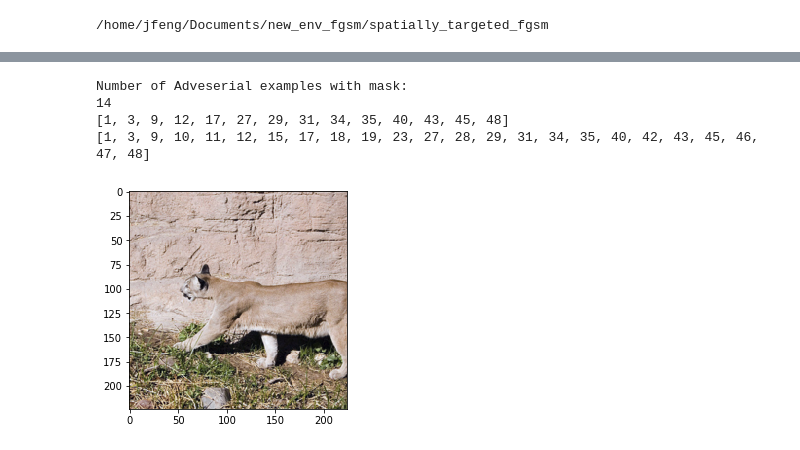
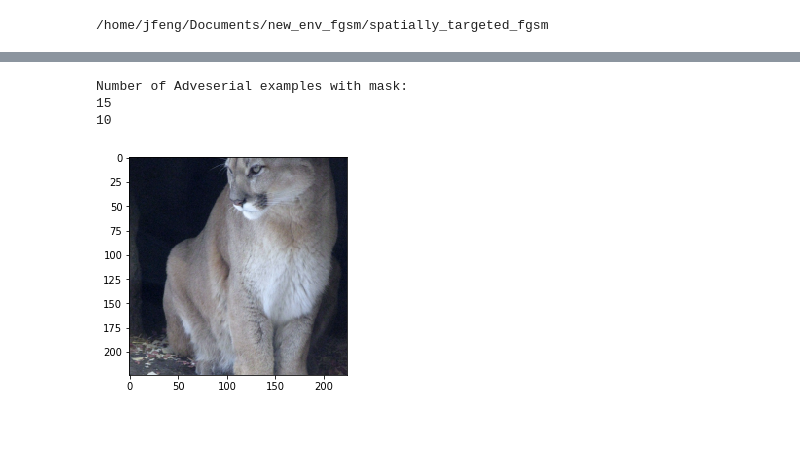
Before and after one commit to jeffreyfeng99/saliency_fgsm, a Jupyter notebook: notebooks/FGSM.ipynb, the cells around one changed output, grey strips where cells are left out. Saved outputs shown, nothing was run; the diff lists cells and outputs as text; code cells hidden in the pictures.

```diff
--- a/notebooks/FGSM.ipynb
+++ b/notebooks/FGSM.ipynb
@@ -42,18 +43,21 @@ os.environ['CUDA_VISIBLE_DEVICES'] = '0'
 # !{sys.executable} -m pip install --upgrade torchvision
 # %%
 model_name = 'resnet50'
-method_name = 'guided_backprop'
+method_name = 'smooth_grad'
 threshold = .5
-image_class = 286 #cougar
+torch.multiprocessing.set_sharing_strategy('file_system')
 
-
-# inception_v1 = inception.KitModel('/home/jfeng/Documents/new_env_fgsm/spatially_targeted_fgsm/inception/pytorch_inception_v1.npy')
+############## USE THIS ONE
+# inception_v1 = googlenet.GoogleNet()
+# inception_v1.load_state_dict(torch.load('/home/jfeng/Documents/new_env_fgsm/spatially_targeted_fgsm/weights/googlenet.pth'))
 # device = 'cuda' if torch.cuda.is_available() else 'cpu'
-# inception_v1 = inception_v1.cuda()
+# inception_v1 = inception_v.cuda()
 # if device == 'cuda':
-#     inception_v1 = torch.nn.DataParallel(inception_v1)
+#     inception_v1 = torch.nn.DataParallel(inception_v)
 #     cudnn.benchmark = True
 # net = inception_v1
+
+#####################################
 
 # vgg16 = models.vgg16(pretrained=True)
 # device = 'cuda' if torch.cuda.is_available() else 'cpu'
@@ -133,7 +188,7 @@ cougar
 eps = [.6]
 steps = 1
 norm = float('inf')
-step_alpha = .005
+step_alpha = .01
 loss = nn.CrossEntropyLoss()
 def non_targeted_attack(img, ep, mask):
     img = img.cuda()
@@ -143,7 +198,6 @@ def non_targeted_attack(img, ep, mask):
     for step in range(steps):
         zero_gradients(x)
         out = net(x)
-#         out = out.view(1,1001) #inception_v1
         y.data = out.data.max(1)[1]
         _loss = loss(out, y)
         _loss.backward()
@@ -164,7 +218,6 @@ def non_targeted_attack_nomask(img, ep):
     for step in range(steps):
         zero_gradients(x)
         out = net(x)
-#         out = out.view(1,1001) #inception_v1
         y.data = out.data.max(1)[1]
         _loss = loss(out, y)
         _loss.backward()
@@ -321,17 +451,17 @@ Correctly Classified Adveserial examples with no mask
 # %%
 print("Number of Adveserial examples with mask:")
 print(len(adv_examples))
-print(indexes_adv_examples)
-print(indexes_adv_examples_nomask)
+print(len(adv_examples_inverse_mask))
+# print(indexes_adv_examples)
+# print(indexes_adv_examples_nomask)
 def plot(img):
     img = (img - img.min()) / (img.max() - img.min())
     plt.imshow(np.transpose(img, (1, 2, 0)))
 #Check a particular adveserial example
-k = 0
+k = 7
 plot(adv_examples[k].view(3,img_size,img_size).numpy())
 # %% [output]
 Number of Adveserial examples with mask:
-14
-[1, 3, 9, 12, 17, 27, 29, 31, 34, 35, 40, 43, 45, 48]
-[1, 3, 9, 10, 11, 12, 15, 17, 18, 19, 23, 27, 28, 29, 31, 34, 35, 40, 42, 43, 45, 46, 47, 48]
+15
+10
-[figure, old version]
+[figure, new version]
```
Also changed, not shown: parts of 20 cells of this notebook, 12 other files.
